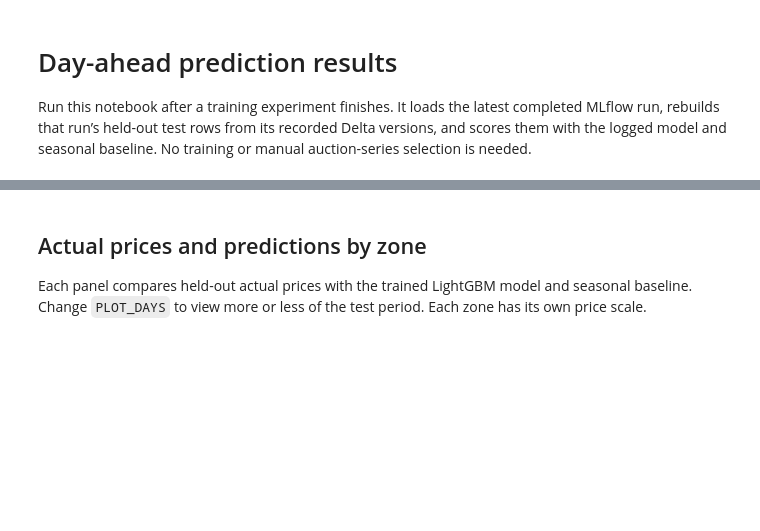
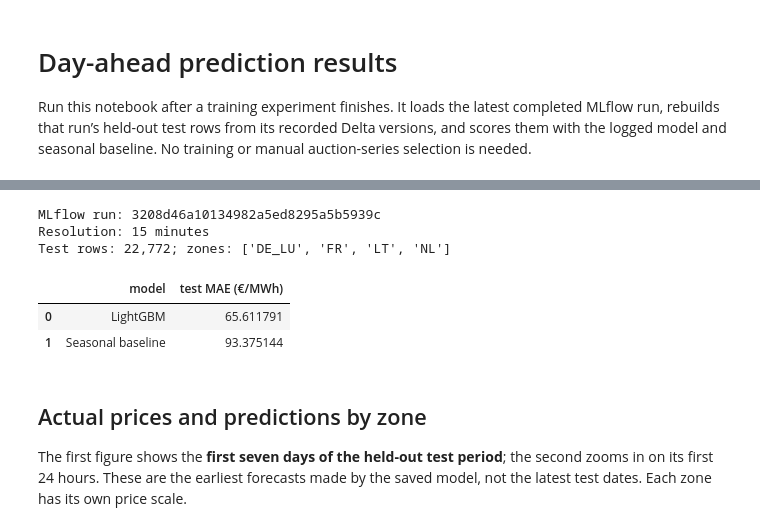
Before and after one commit to pdemeulenaer/eu-electricity-forecast, a Jupyter notebook: src/notebooks/model_training_experiment.ipynb, the cells around one changed output, grey strips where cells are left out. Cells and saved outputs as stored; diff of their text form; code cells hidden in the pictures; blank space fills up the shorter version.

```diff
--- a/src/notebooks/model_training_experiment.ipynb
+++ b/src/notebooks/model_training_experiment.ipynb
@@ -22,6 +22,18 @@ except ModuleNotFoundError as exc:
     repo_root = notebook_path.split("/src/notebooks/", 1)[0]
     sys.path.insert(0, os.path.join(repo_root, "src"))
     from eu_electricity_forecast.training import _features, _seasonal_baseline, _validate_and_prepare, chronological_split, load_training_frame
+
+# Databricks notebooks provide spark; local VS Code runs use the authenticated CLI profile.
+if "spark" not in globals():
+    from databricks.connect import DatabricksSession
+
+    connect_profile = os.environ.get("DATABRICKS_CONFIG_PROFILE", "dev")
+    # The VS Code extension can leave a stale localhost metadata-service endpoint in the kernel environment.
+    if os.environ.get("DATABRICKS_AUTH_TYPE") == "metadata-service":
+        os.environ.pop("DATABRICKS_AUTH_TYPE", None)
+        os.environ.pop("DATABRICKS_METADATA_SERVICE_URL", None)
+    os.environ["DATABRICKS_CONFIG_PROFILE"] = connect_profile
+    spark = DatabricksSession.builder.profile(connect_profile).getOrCreate()
 
 # Use the current Databricks workspace for MLflow tracking from either the UI or VS Code.
 mlflow.set_tracking_uri("databricks")
@@ -73,3 +85,4 @@ display(pd.DataFrame([
     {"model": "LightGBM", "test MAE (€/MWh)": selected_run.data.metrics.get("test_model_mae")},
     {"model": "Seasonal baseline", "test MAE (€/MWh)": selected_run.data.metrics.get("test_seasonal_baseline_mae")},
 ]))
+# %% [output]
@@ -76,5 +91,11 @@ display(pd.DataFrame([
+MLflow run: 3208d46a10134982a5ed8295a5b5939c
+Resolution: 15 minutes
+Test rows: 22,772; zones: ['DE_LU', 'FR', 'LT', 'NL']
+|  | model | test MAE (€/MWh) |
+| 0 | LightGBM | 65.611791 |
+| 1 | Seasonal baseline | 93.375144 |
 # %% [markdown]
 ## Actual prices and predictions by zone
 
-Each panel compares held-out actual prices with the trained LightGBM model and seasonal baseline. Change `PLOT_DAYS` to view more or less of the test period. Each zone has its own price scale.
+The first figure shows the **first seven days of the held-out test period**; the second zooms in on its first 24 hours. These are the earliest forecasts made by the saved model, not the latest test dates. Each zone has its own price scale.
 # %%
```
Also changed, not shown: parts of 2 cells of this notebook.
